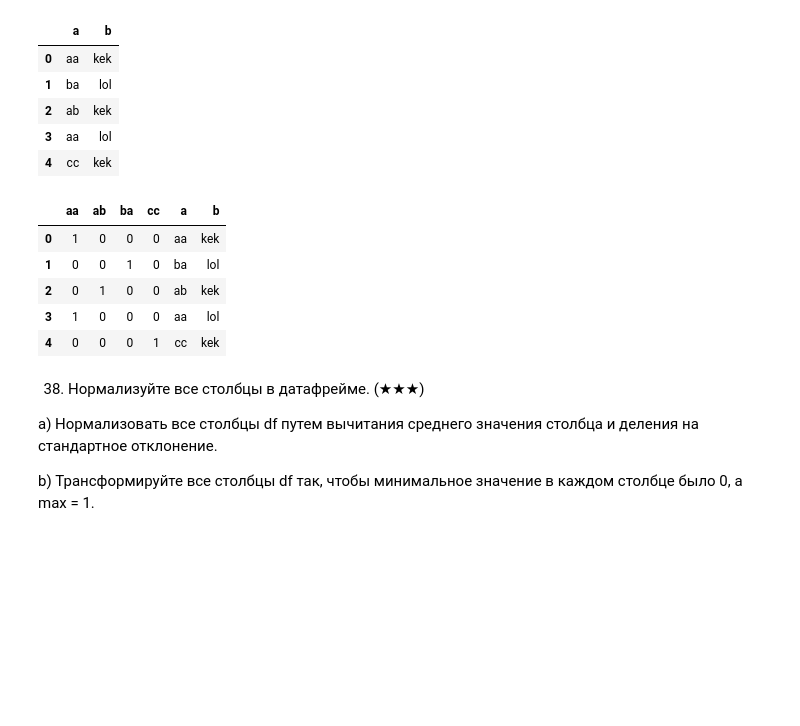
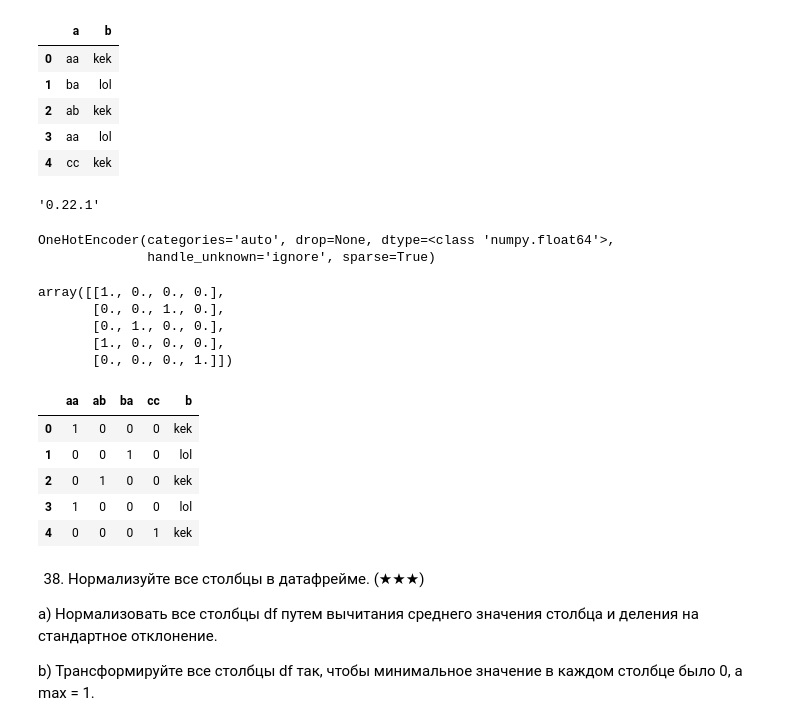
Before and after one commit to jcartwri/zombie1, a Jupyter notebook: Epic Journey_Part1_Pandas.ipynb, the cells around one changed output. Drawn from its saved outputs; the diff is of its cells as text; code cells hidden in the pictures; blank space fills up the shorter version.

```diff
--- a/Epic Journey_Part1_Pandas.ipynb
+++ b/Epic Journey_Part1_Pandas.ipynb
@@ -1026,15 +1026,36 @@ df
 | 2 | ab | kek |
 | 3 | aa | lol |
 | 4 | cc | kek |
+# %%
+import sklearn
+sklearn.__version__
+# %% [output]
+'0.22.1'
+# %%
+enc = OneHotEncoder(handle_unknown='ignore')
+X = [['Male', 1], ['Female', 3], ['Female', 2]]
+enc.fit(X)
+# %% [output]
+OneHotEncoder(categories='auto', drop=None, dtype=<class 'numpy.float64'>,
+              handle_unknown='ignore', sparse=True)
+# %%
+ohe = OneHotEncoder(sparse=False)
+ohe.fit_transform(df['a'].values.reshape(-1, 1))
+# %% [output]
+array([[1., 0., 0., 0.],
+       [0., 0., 1., 0.],
+       [0., 1., 0., 0.],
+       [1., 0., 0., 0.],
+       [0., 0., 0., 1.]])
 # %%
-pd.concat([df['a'].str.get_dummies(), df], axis=1)
+pd.concat([df['a'].str.get_dummies(), df['b']], axis=1)
 # %% [output]
-|  | aa | ab | ba | cc | a | b |
-| 0 | 1 | 0 | 0 | 0 | aa | kek |
-| 1 | 0 | 0 | 1 | 0 | ba | lol |
-| 2 | 0 | 1 | 0 | 0 | ab | kek |
-| 3 | 1 | 0 | 0 | 0 | aa | lol |
-| 4 | 0 | 0 | 0 | 1 | cc | kek |
+|  | aa | ab | ba | cc | b |
+| 0 | 1 | 0 | 0 | 0 | kek |
+| 1 | 0 | 0 | 1 | 0 | lol |
+| 2 | 0 | 1 | 0 | 0 | kek |
+| 3 | 1 | 0 | 0 | 0 | lol |
+| 4 | 0 | 0 | 0 | 1 | kek |
 # %% [markdown]
 38. Нормализуйте все столбцы в датафрейме. (★★★)
 
```
Also changed, not shown: parts of 58 cells of this notebook.
